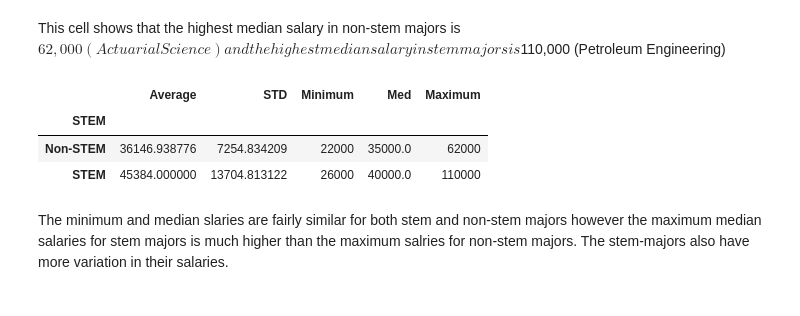
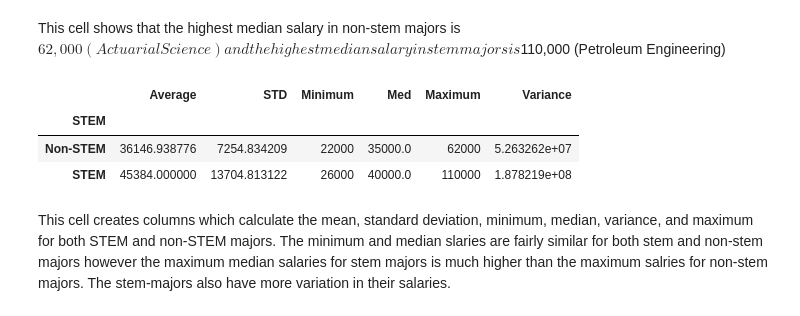
Before and after one commit to Charlie-Rous/data-science-2024F, a Jupyter notebook: unit-2/recent-grads-project/unit-2-project.ipynb, the cells around one changed output. Drawn from its saved outputs; the diff is of its cells as text; code cells hidden in the pictures.

```diff
--- a/unit-2/recent-grads-project/unit-2-project.ipynb
+++ b/unit-2/recent-grads-project/unit-2-project.ipynb
@@ -156,13 +193,13 @@ highest_salary
 # %% [markdown]
 This cell shows that the highest median salary in non-stem majors is $62,000 (Actuarial Science) and the highest median salary in stem majors is $110,000 (Petroleum Engineering)
 # %%
-salaries = grads_no_missing.groupby('STEM').Median.agg(Average='mean', STD='std', Minimum = 'min', Med = 'median', Maximum='max')
+salaries = grads_no_missing.groupby('STEM').Median.agg(Average='mean', STD='std', Minimum = 'min', Med = 'median', Maximum='max', Variance='var')
 
 salaries
 # %% [output]
-|  | Average | STD | Minimum | Med | Maximum |
-| STEM |  |  |  |  |  |
-| Non-STEM | 36146.938776 | 7254.834209 | 22000 | 35000.0 | 62000 |
-| STEM | 45384.000000 | 13704.813122 | 26000 | 40000.0 | 110000 |
+|  | Average | STD | Minimum | Med | Maximum | Variance |
+| STEM |  |  |  |  |  |  |
+| Non-STEM | 36146.938776 | 7254.834209 | 22000 | 35000.0 | 62000 | 5.263262e+07 |
+| STEM | 45384.000000 | 13704.813122 | 26000 | 40000.0 | 110000 | 1.878219e+08 |
 # %% [markdown]
-The minimum and median slaries are fairly similar for both stem and non-stem majors however the maximum median salaries for stem majors is much higher than the maximum salries for non-stem majors. The stem-majors also have more variation in their salaries.
+This cell creates columns which calculate the mean, standard deviation, minimum, median, variance, and maximum for both STEM and non-STEM majors. The minimum and median slaries are fairly similar for both stem and non-stem majors however the maximum median salaries for stem majors is much higher than the maximum salries for non-stem majors. The stem-majors also have more variation in their salaries.
```
Also changed, not shown: parts of 23 cells of this notebook.
